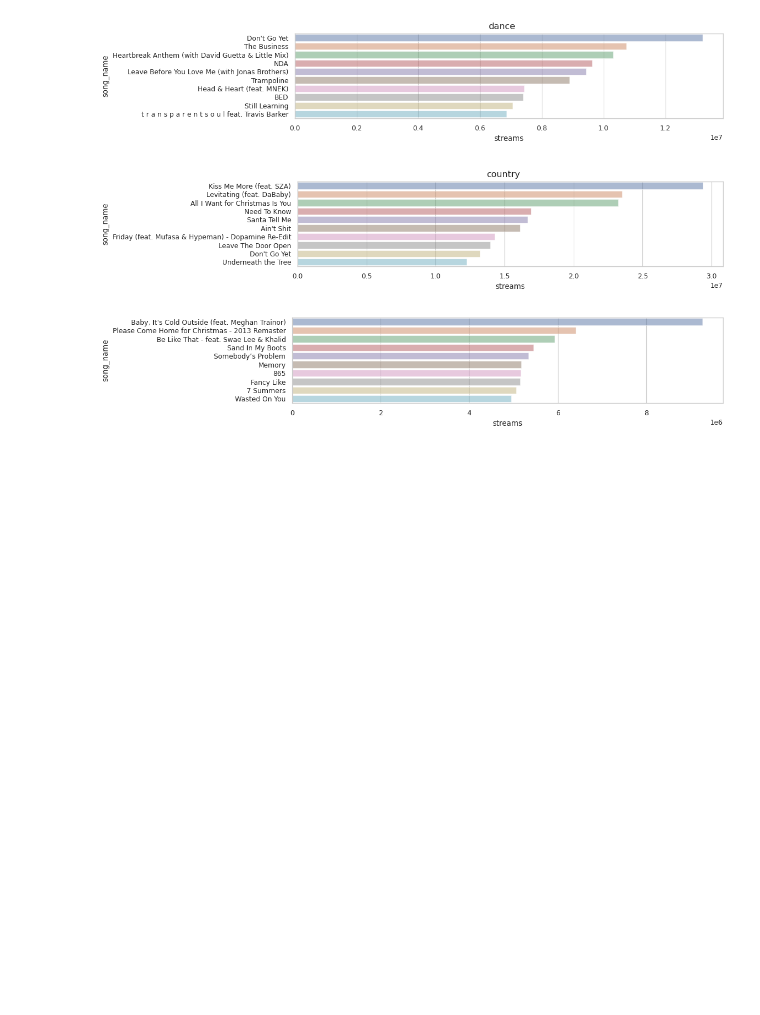
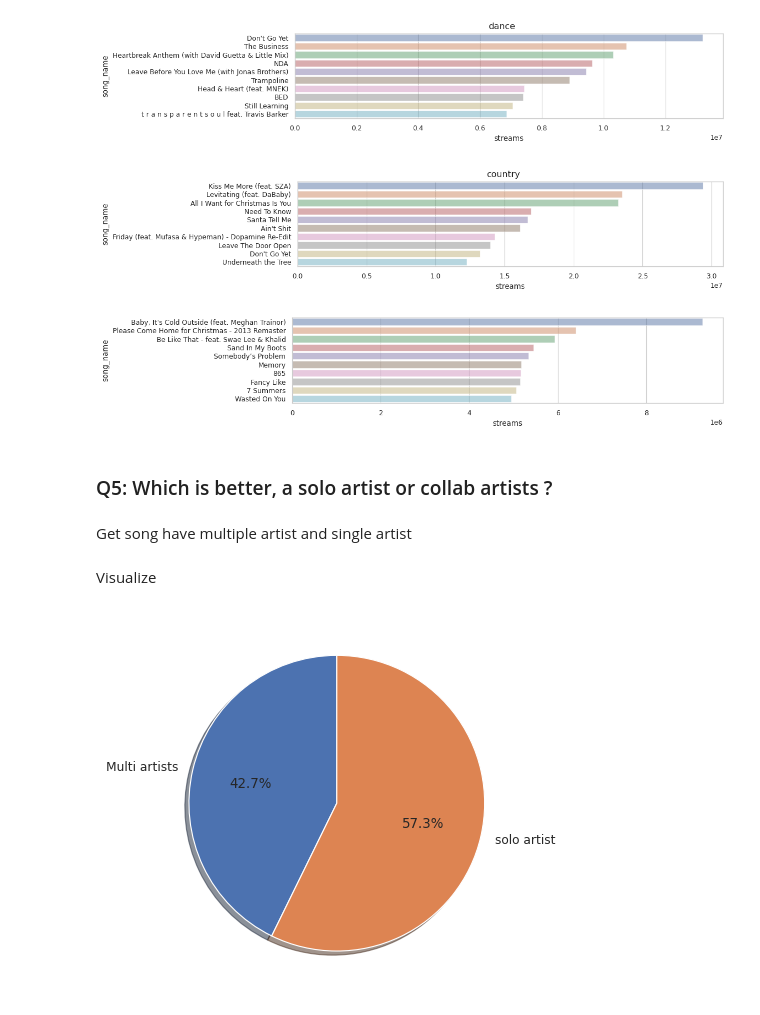
Before and after one commit to TrungTechh/HCMUS_CSC17104-Final-project, a Jupyter notebook: Final_project.ipynb, the cells around one changed output. Cells and saved outputs as stored; diff of their text form; code cells hidden in the pictures; blank space fills up the shorter version.

Commit message:
answer question 'solo artist vs multi artis'

```diff
--- a/Final_project.ipynb
+++ b/Final_project.ipynb
@@ -604,3 +608,24 @@ for g in genres:
 [figure]
 [figure]
 [figure]
+# %% [markdown]
+### Q5: Which is better, a solo artist or collab artists ?
+# %% [markdown]
+Get song have multiple artist and single artist
+# %%
+index = df['song_name'].str.contains('(with)|(feat.)',na=False,regex =True) | df['artist'].str.contains(',')
+multi_artists = df[index]
+multi_artists.drop_duplicates('song_id', inplace=True)
+solo_artist = df[~index]
+solo_artist.drop_duplicates('song_id', inplace=True)
+# %% [markdown]
+Visualize
+# %%
+labels = ['Multi artists', 'solo artist']
+size = [len(multi_artists),len(solo_artist)]
+fig1, ax1 = plt.subplots()
+ax1.pie(size, labels=labels, autopct='%1.1f%%',
+        shadow=True, startangle=90)
+plt.show()
+# %% [output]
+[figure, added]
```
Also changed, not shown: parts of 13 cells of this notebook.
